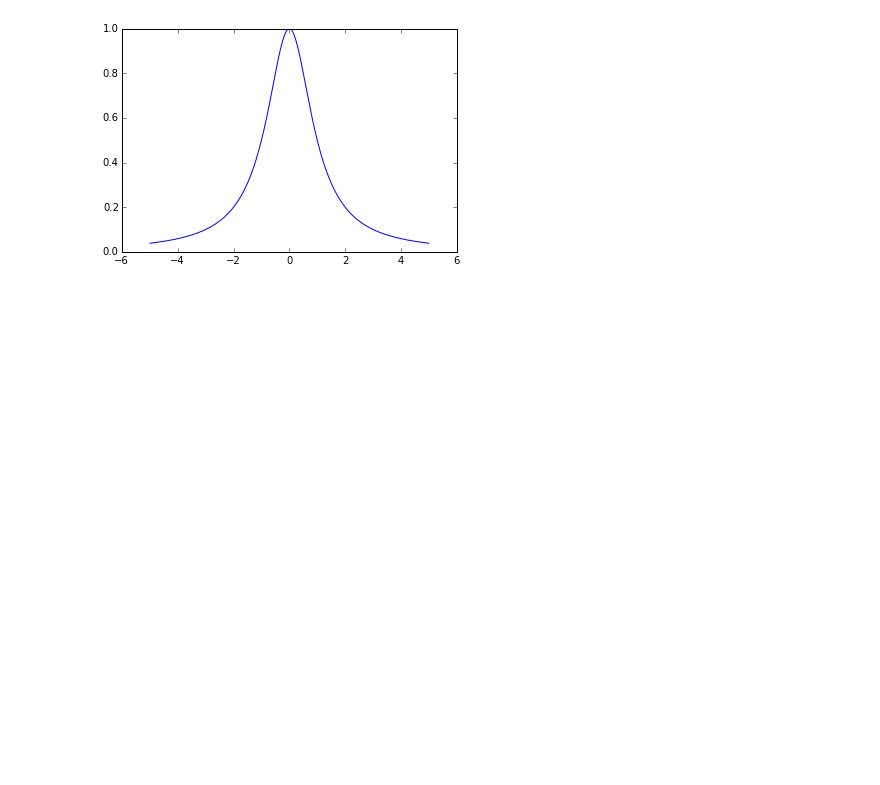
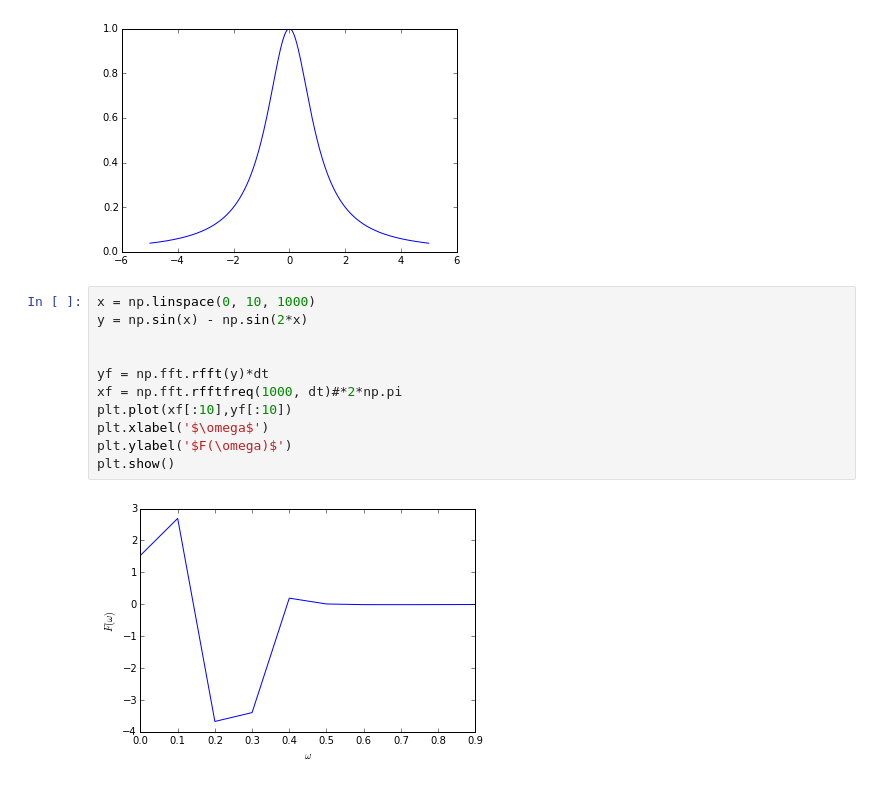
Before and after one commit to abyellow/abin-quantunm-optimal-control, a Jupyter notebook: Gr_check_freq.ipynb, the cells around one changed output. Saved outputs shown, nothing was run; the diff lists cells and outputs as text; blank space fills up the shorter version.

```diff
--- a/Gr_check_freq.ipynb
+++ b/Gr_check_freq.ipynb
@@ -81,3 +81,16 @@ plt.plot(ti_i[Nce-Nff:Nce+Nff], y[Nce-Nff:Nce+Nff])
 plt.show()
 # %% [output]
 [figure]
+# %%
+x = np.linspace(0, 10, 1000)
+y = np.sin(x) - np.sin(2*x)
+
+
+yf = np.fft.rfft(y)*dt
+xf = np.fft.rfftfreq(1000, dt)#*2*np.pi
+plt.plot(xf[:10],yf[:10])
+plt.xlabel('$\omega$')
+plt.ylabel('$F(\omega)$')
+plt.show()
+# %% [output]
+[figure, added]
```
Also changed, not shown: 1 other file.
